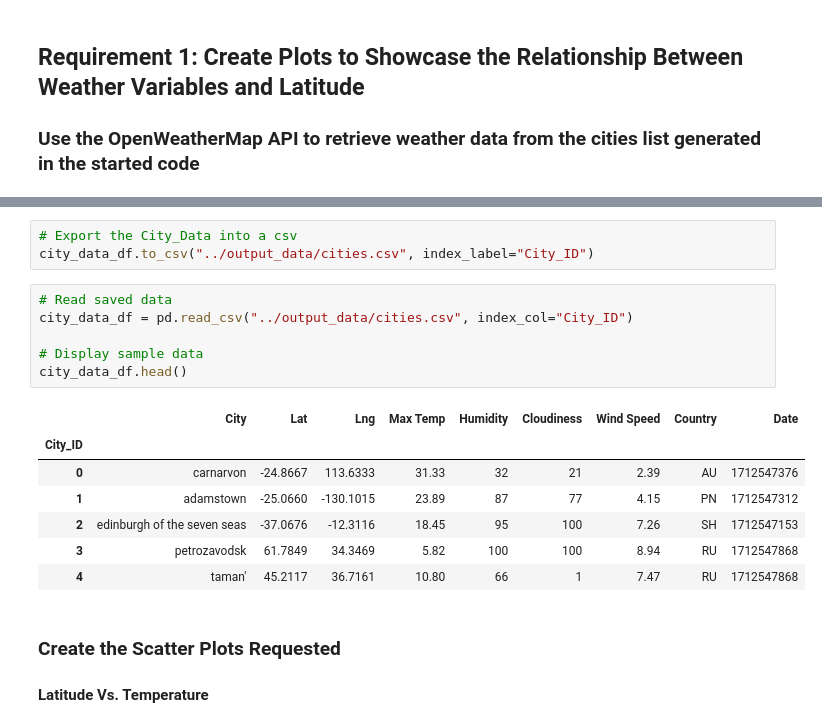
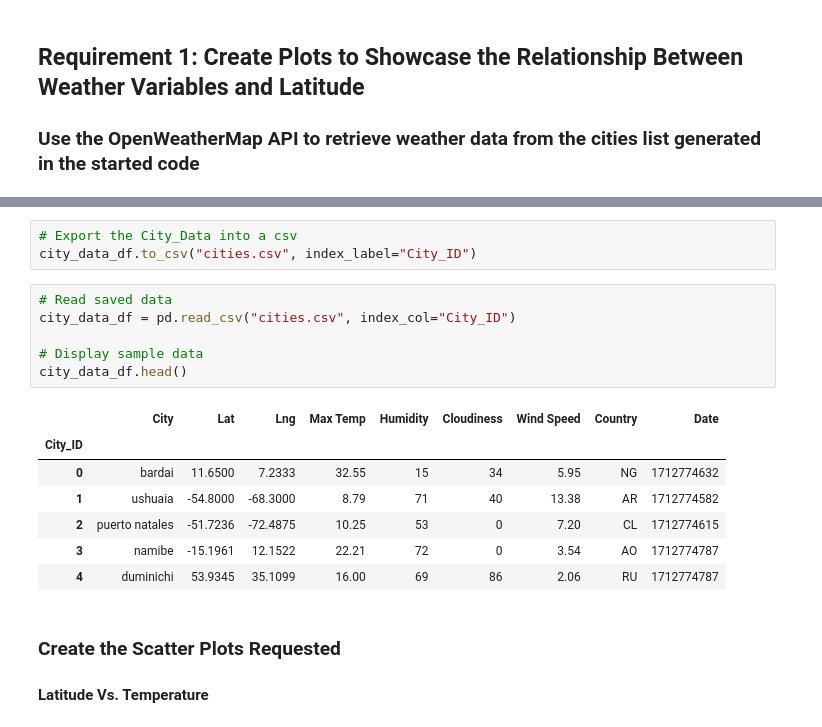
Before and after one commit to SarahSonKim/World_Weather_Analysis, a Jupyter notebook: WeatherPy_JHS.ipynb, the cells around one changed output, grey strips where cells are left out. Saved outputs shown, nothing was run; the diff lists cells and outputs as text.

```diff
--- a/WeatherPy_JHS.ipynb
+++ b/WeatherPy_JHS.ipynb
@@ -173,20 +175,20 @@ city_data_df.head()
 # %%
 # Export the City_Data into a csv
-city_data_df.to_csv("../output_data/cities.csv", index_label="City_ID")
+city_data_df.to_csv("cities.csv", index_label="City_ID")
 # %%
 # Read saved data
-city_data_df = pd.read_csv("../output_data/cities.csv", index_col="City_ID")
+city_data_df = pd.read_csv("cities.csv", index_col="City_ID")
 
 # Display sample data
 city_data_df.head()
 # %% [output]
 |  | City | Lat | Lng | Max Temp | Humidity | Cloudiness | Wind Speed | Country | Date |
 | City_ID |  |  |  |  |  |  |  |  |  |
-| 0 | carnarvon | -24.8667 | 113.6333 | 31.33 | 32 | 21 | 2.39 | AU | 1712547376 |
-| 1 | adamstown | -25.0660 | -130.1015 | 23.89 | 87 | 77 | 4.15 | PN | 1712547312 |
-| 2 | edinburgh of the seven seas | -37.0676 | -12.3116 | 18.45 | 95 | 100 | 7.26 | SH | 1712547153 |
-| 3 | petrozavodsk | 61.7849 | 34.3469 | 5.82 | 100 | 100 | 8.94 | RU | 1712547868 |
-| 4 | taman' | 45.2117 | 36.7161 | 10.80 | 66 | 1 | 7.47 | RU | 1712547868 |
+| 0 | bardai | 11.6500 | 7.2333 | 32.55 | 15 | 34 | 5.95 | NG | 1712774632 |
+| 1 | ushuaia | -54.8000 | -68.3000 | 8.79 | 71 | 40 | 13.38 | AR | 1712774582 |
+| 2 | puerto natales | -51.7236 | -72.4875 | 10.25 | 53 | 0 | 7.20 | CL | 1712774615 |
+| 3 | namibe | -15.1961 | 12.1522 | 22.21 | 72 | 0 | 3.54 | AO | 1712774787 |
+| 4 | duminichi | 53.9345 | 35.1099 | 16.00 | 69 | 86 | 2.06 | RU | 1712774787 |
 # %% [markdown]
 ### Create the Scatter Plots Requested
 
```
Also changed, not shown: parts of 4 cells of this notebook.
